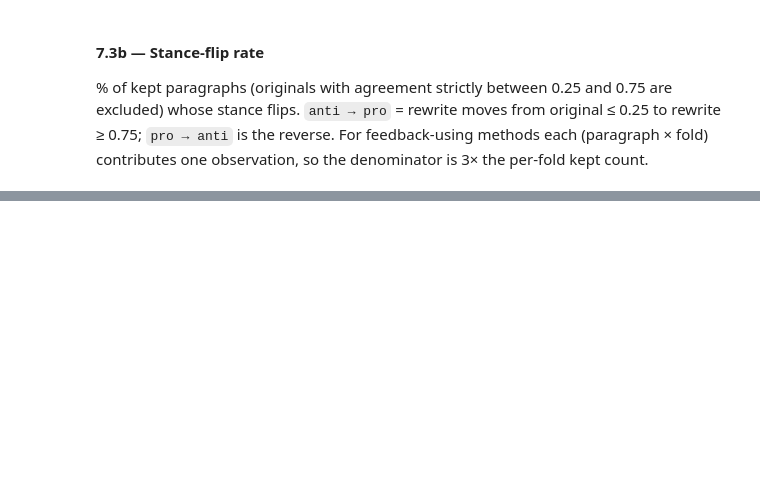
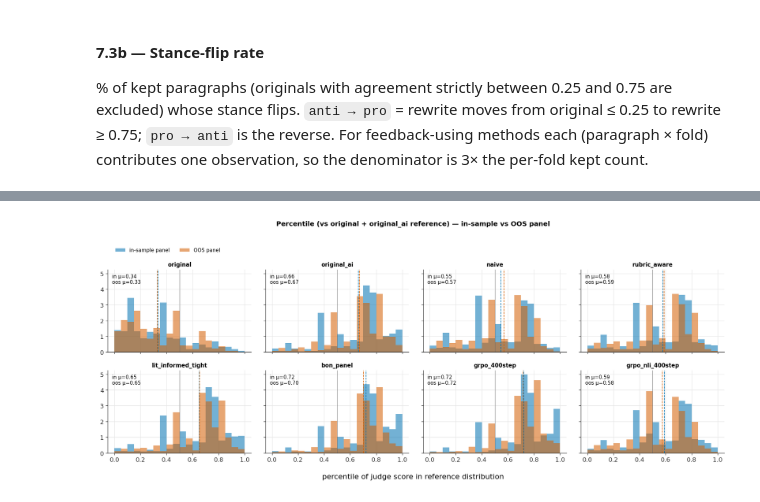
Before and after one commit to daxmavy/attack-llm-judge, a Jupyter notebook: analysis/analysis.ipynb, the cells around one changed output, grey strips where cells are left out. Saved outputs shown, nothing was run; the diff lists cells and outputs as text; code cells hidden in the pictures; blank space fills up the shorter version.

```diff
--- a/analysis/analysis.ipynb
+++ b/analysis/analysis.ipynb
@@ -1155,0 +1362,15 @@ plt.show()
+# %%
+s8_reg = s8_scores[(s8_scores['panel'] == 'oos') &
+                   (s8_scores['method'] != 'original') &
+                   (s8_scores['rewriter'].isin(S8_REWRITER_ORDER))].copy()
+s8_reg['method']   = pd.Categorical(
+    s8_reg['method'],
+    categories=['naive'] + [m for m in S8_METHOD_ORDER if m not in ('original', 'naive')])
+s8_reg['rewriter'] = pd.Categorical(s8_reg['rewriter'],
+                                    categories=['Qwen2.5-1.5B', 'LFM2.5-1.2B', 'gemma-3-1B'])
+
+s8_mod = smf.ols(
+    'score ~ C(method, Treatment("naive")) * C(rewriter, Treatment("Qwen2.5-1.5B"))'
+    ' + C(judge_slug) + C(judge_criterion)', data=s8_reg)
+s8_res = s8_mod.fit(cov_type='cluster', cov_kwds={'groups': s8_reg['source_doc_id']})
+print(f'rows fit: {len(s8_reg):,}   clusters: {s8_reg.source_doc_id.nunique()}   R² = {s8_res.rsquared:.3f}')
@@ -1155,0 +1876,35 @@ plt.show()
+# %%
+# Histogram of percentile scores per method, in-sample vs OOS panel overlay.
+_methods_plot = S8_PCT_METHOD_ORDER
+fig, axes = plt.subplots(2, 4, figsize=(16, 6.5), sharex=True, sharey=True)
+BINS_PCT = np.linspace(0, 1, 21)
+for ax, m in zip(axes.flat, _methods_plot):
+    d = s8_pct[s8_pct['method'] == m]
+    p_in = d.loc[d.panel == 'in_sample', 'pct_full'].to_numpy()
+    p_oo = d.loc[d.panel == 'oos',       'pct_full'].to_numpy()
+    if len(p_in) == 0 and len(p_oo) == 0:
+        ax.set_axis_off(); continue
+    if len(p_in):
+        ax.hist(p_in, bins=BINS_PCT, density=True, alpha=0.55,
+                color=OKABE_ITO['blue'], label='in-sample panel')
+        ax.axvline(p_in.mean(), color=OKABE_ITO['blue'], ls='--', lw=1)
+    if len(p_oo):
+        ax.hist(p_oo, bins=BINS_PCT, density=True, alpha=0.55,
+                color=OKABE_ITO['vermilion'], label='OOS panel')
+        ax.axvline(p_oo.mean(), color=OKABE_ITO['vermilion'], ls='--', lw=1)
+    txt = []
+    if len(p_in): txt.append(f'in μ={p_in.mean():.2f}')
+    if len(p_oo): txt.append(f'oos μ={p_oo.mean():.2f}')
+    ax.text(0.03, 0.95, '\n'.join(txt), transform=ax.transAxes, ha='left', va='top', fontsize=9)
+    ax.set_title(m, fontsize=10)
+    ax.axvline(0.5, color='#666', lw=0.6)
+axes[0, 0].legend(loc='upper left', bbox_to_anchor=(0.02, 1.32), ncol=2,
+                  frameon=False, fontsize=9)
+fig.suptitle('Percentile (vs original + original_ai reference) — in-sample vs OOS panel',
+             y=1.01, fontsize=12, fontweight='semibold')
+fig.supxlabel('percentile of judge score in reference distribution')
+fig.tight_layout()
+fig.savefig(FIG_DIR / 'fig_s8_8_percentile_in_vs_oos.png')
+plt.show()
+# %% [output]
+[figure, added]
```
Also changed, not shown: parts of 48 cells of this notebook, 4 other files.
